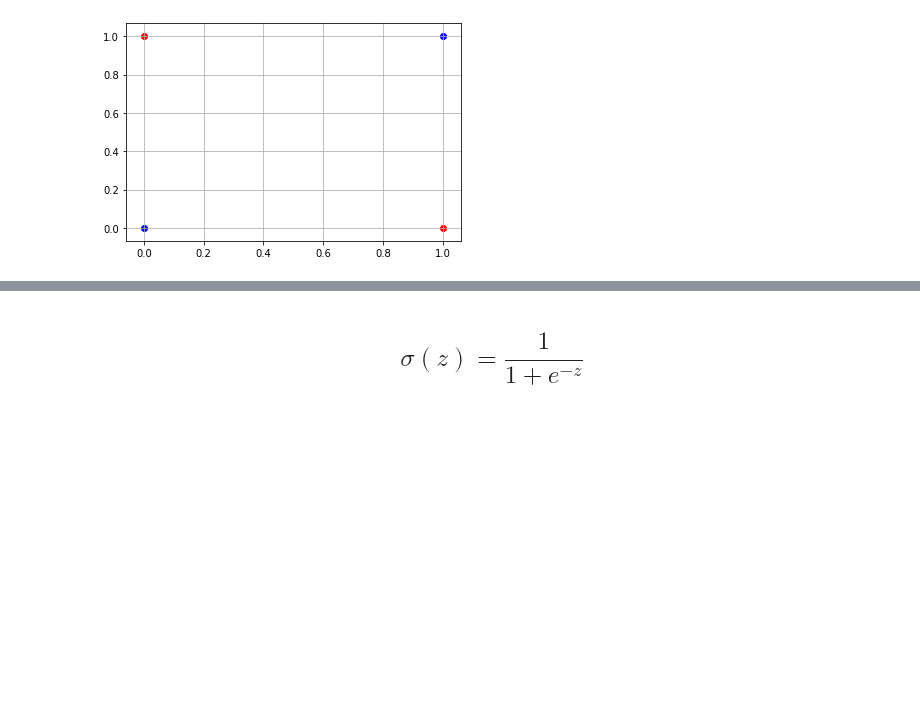
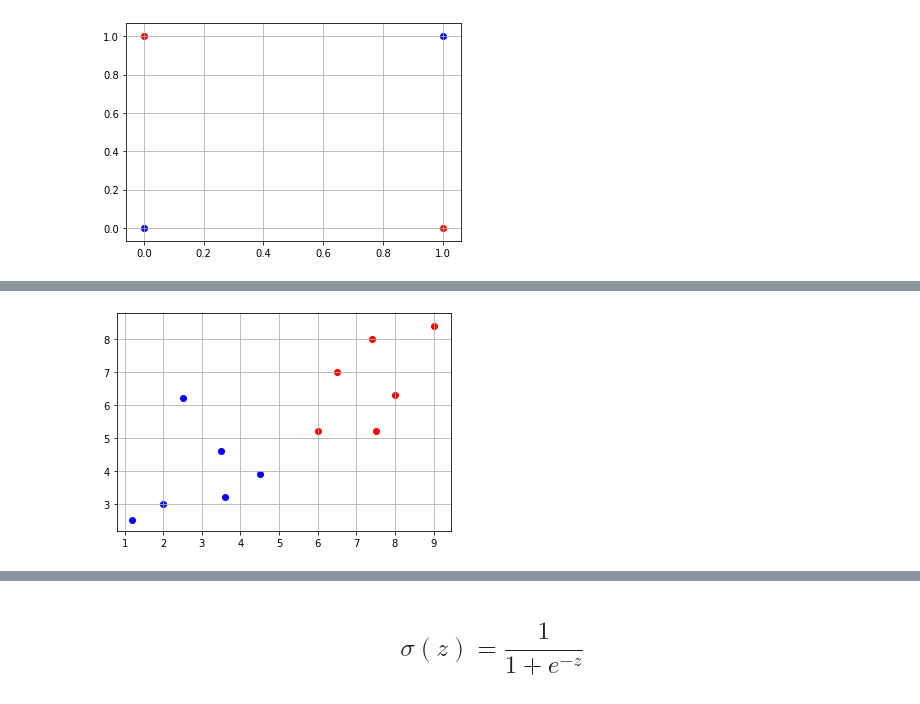
Before and after one commit to betsyherbert/PCBS_, a Jupyter notebook: PCBS Project Write-Up - Multilayer Perceptron.ipynb, the cells around one changed output, grey strips where cells are left out. Cells and saved outputs as stored; diff of their text form; code cells hidden in the pictures; blank space fills up the shorter version.

```diff
--- a/PCBS Project Write-Up - Multilayer Perceptron.ipynb
+++ b/PCBS Project Write-Up - Multilayer Perceptron.ipynb
@@ -50,0 +95,29 @@ Although they once appeared promising, perceptrons are limited in their function
+# %%
+# Generate linearly-separable data for the perceptron
+
+x = np.array([[2,     3, -1],
+              [3.5, 4.6, -1],
+              [1.2, 2.5, -1],
+              [3.6, 3.2, -1],
+              [4.5, 3.9, -1],
+              [2.5, 6.2, -1],
+              [6,   5.2, -1],
+              [8,   6.3, -1],
+              [7.4,   8, -1],
+              [6.5,   7, -1],
+              [9,   8.4, -1],
+              [7.5, 5.2, -1]])
+
+y = np.array([[-1, -1, -1, -1, -1, -1, 1, 1, 1, 1, 1, 1]]).T
+
+# Plot the data to visualise what it looks like
+
+plt.grid()
+
+for i in range(len(x)):
+    c = 'r'
+    if y[i] == -1:
+        c = 'b'
+    plt.scatter([x[i][0]], [x[i][1]], c=c)
+# %% [output]
+[figure, added]
```
Also changed, not shown: parts of 20 cells of this notebook.
